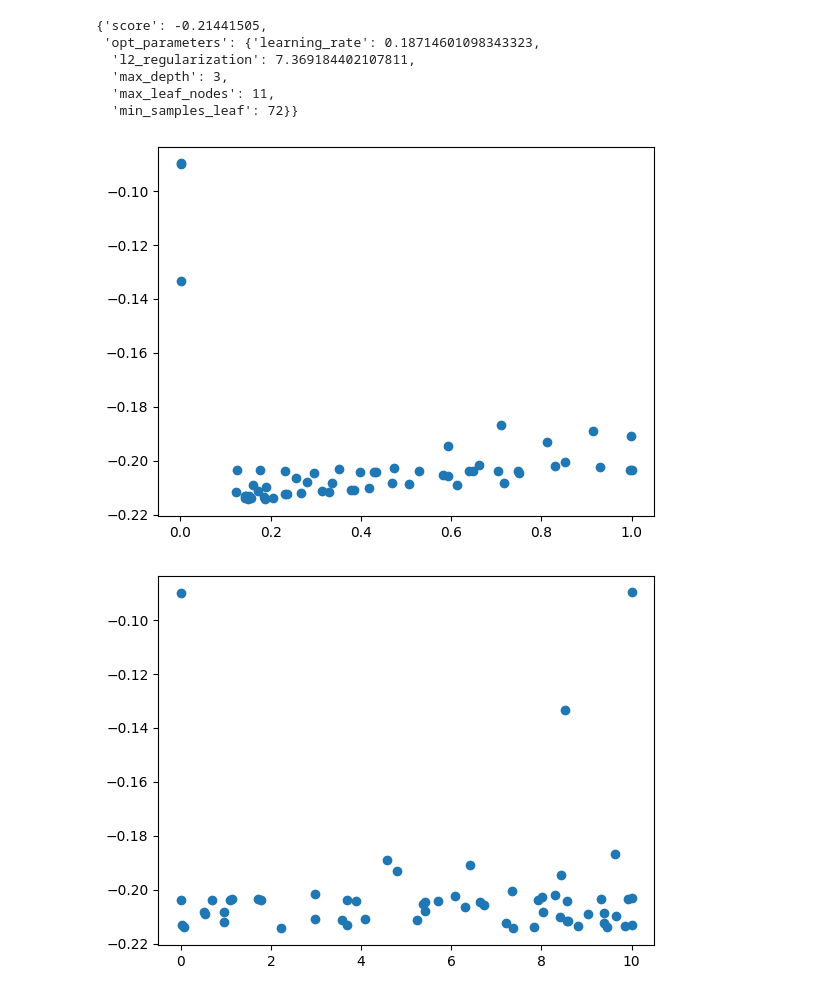
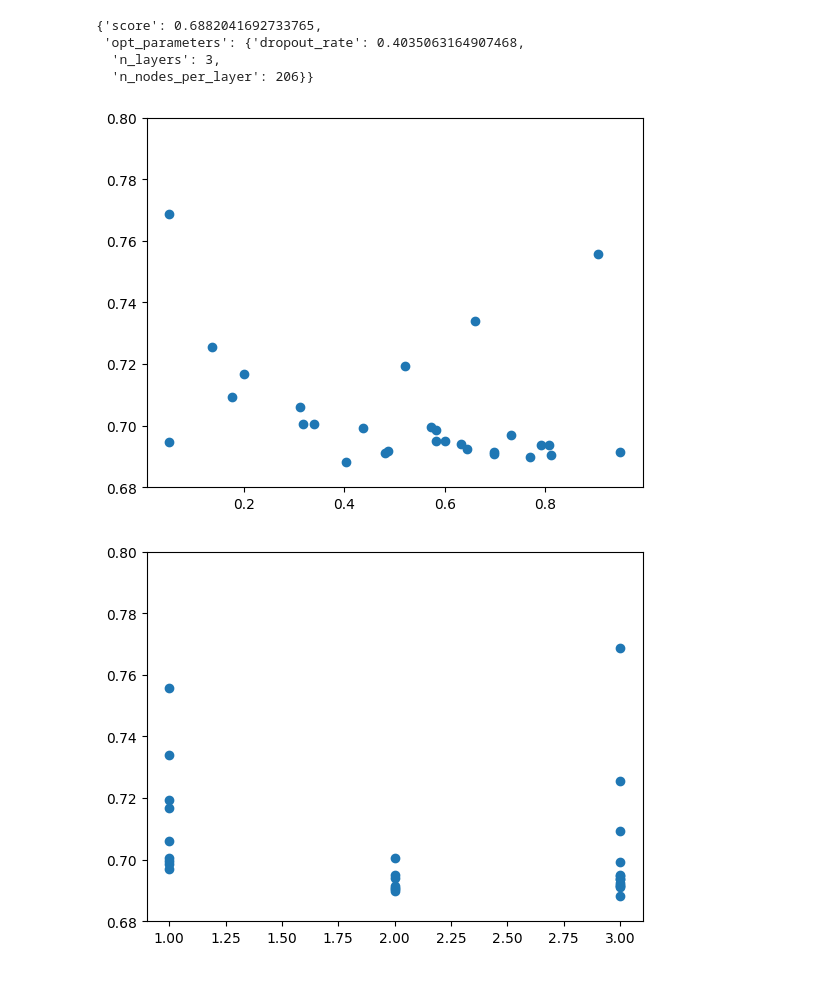
Before and after one commit to hrmerrill/kaggle-prediction-interval-birthweight, a Jupyter notebook: notebooks/testing.ipynb, the cells around one changed output. Saved outputs shown, nothing was run; the diff lists cells and outputs as text; code cells hidden in the pictures.

Commit message:
tune the neural network

```diff
--- a/notebooks/testing.ipynb
+++ b/notebooks/testing.ipynb
@@ -50,8 +24,6 @@ data_processor = DataProcessor("HistBoostRegressor")
 X, y = data_processor(data)
 # %%
-tuner = HistBoostTuner(
-    verbose=True, categorical_feature_mask=data_processor.categorical_features
-)
+tuner = NeuralNetTuner(verbose=True)
 tuner.tune(X, y)
 # %% [output]
 Iteration No: 1 started. Evaluating function at random point.
@@ -109,19 +76,18 @@ tuner.res_gp.x_iters
 # %%
 tuner.result
 # %% [output]
-{'score': -0.21441505,
- 'opt_parameters': {'learning_rate': 0.18714601098343323,
-  'l2_regularization': 7.369184402107811,
-  'max_depth': 3,
-  'max_leaf_nodes': 11,
-  'min_samples_leaf': 72}}
+{'score': 0.6882041692733765,
+ 'opt_parameters': {'dropout_rate': 0.4035063164907468,
+  'n_layers': 3,
+  'n_nodes_per_layer': 206}}
 # %%
 import matplotlib.pyplot as plt
 
-for which_param in range(5):
+for which_param in range(3):
     x = [i[which_param] for i in tuner.res_gp.x_iters]
     plt.scatter(x, tuner.res_gp.func_vals)
+    plt.ylim(0.68, 0.8)
     plt.show()
 # %% [output]
-[figure, old version]
+[figure, new version]
-[figure, old version]
+[figure, new version]
```
Also changed, not shown: parts of 8 cells of this notebook, 5 other files.
